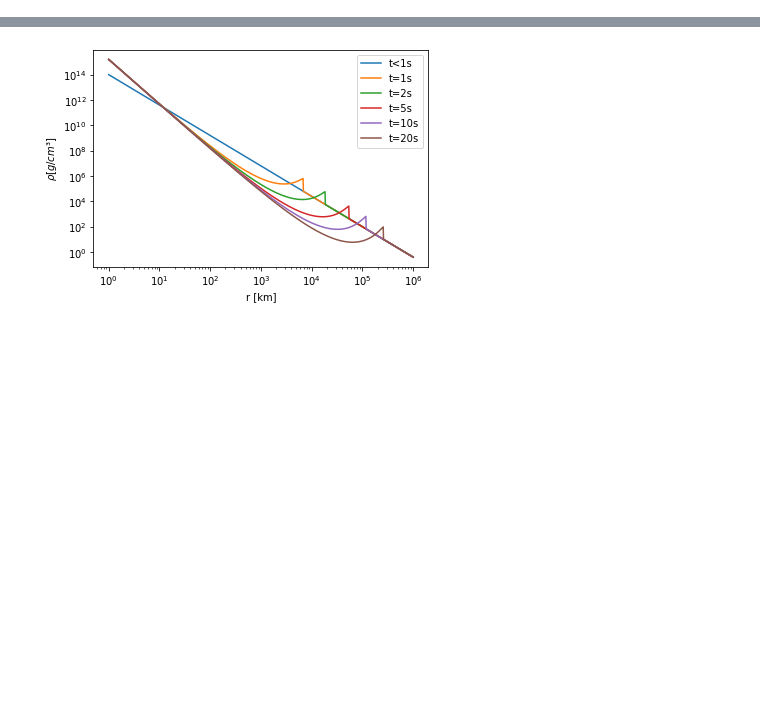
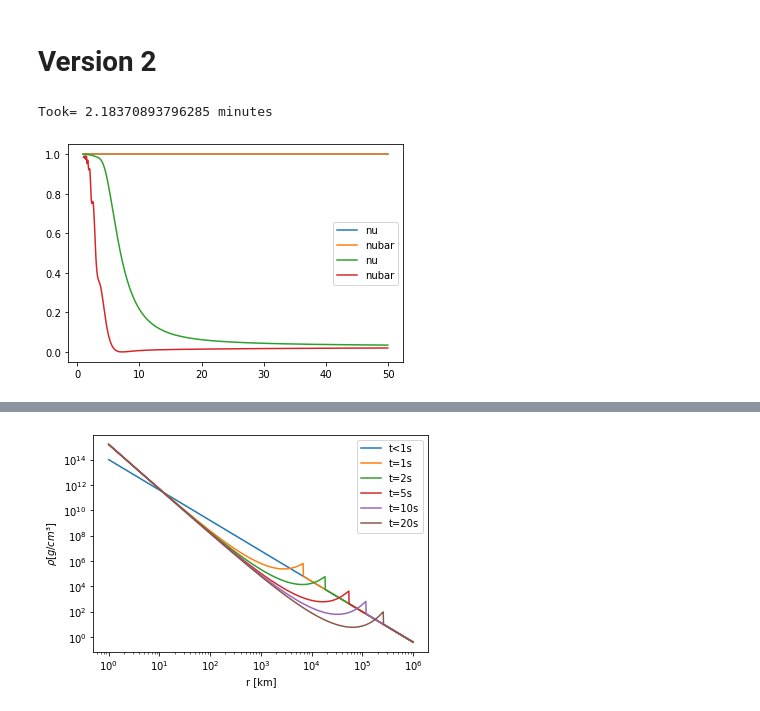
Before and after one commit to pedrodedin/Neutrino-Collective-Effects, a Jupyter notebook: Test.ipynb, the cells around one changed output, grey strips where cells are left out. Saved outputs shown, nothing was run; the diff lists cells and outputs as text; code cells hidden in the pictures; blank space fills up the shorter version.

```diff
--- a/Test.ipynb
+++ b/Test.ipynb
@@ -7,0 +19,2 @@ import time
+# %% [markdown]
+# Version 2
@@ -7,0 +23,49 @@ import time
+# %%
+params=-1*np.array(omega),mu_0,n_f,n_dim,n_E
+start_time = time.time()
+psoln,infodict= odeint(func_Collective_nu_v2, y0, t_vec, args=(params,),full_output = 1)
+print("Took= %s minutes" % ((time.time() - start_time)/60))
+# %% [output]
+Took= 2.18370893796285 minutes
+# %%
+def read_output_v2(psoln,params):
+  n_f,n_dim,n_E= params
+  num_diff_nu_compnents=2*n_dim
+
+  nu,nubar=[],[]
+  Pee_nu,Pee_nubar=[],[]
+
+  for l in range(n_dim):
+    nu.append([])
+    nubar.append([])
+    for j in range(len(psoln)):
+        nu[l].append([])
+        nubar[l].append([])
+        for i in range(n_E):
+          nu[l][j].append(psoln[j][(i*num_diff_nu_compnents)+(l)])
+          nubar[l][j].append(psoln[j][(i*num_diff_nu_compnents)+(l+n_dim)])
+
+
+  for j in range(len(psoln)):
+        Pee_nu.append([])
+        Pee_nubar.append([])
+        for i in range(n_E):
+          #nu
+          Pee_aux=(1/2)*(1+ nu[2][j][i]/nu[2][0][i])
+          Pee_nu[j].append(Pee_aux)
+          #nubar
+          Pee_aux=(1/2)*(1+ nubar[2][j][i]/nubar[2][0][i])
+          Pee_nubar[j].append(Pee_aux)
+
+  return nu,nubar,Pee_nu,Pee_nubar #[Pauli Matrix][time][energy]
+# %%
+nu,nubar,Pee_nu,Pee_nubar = read_output_v2(psoln,(n_f,n_dim,n_E))
+# %%
+plt.plot(E_vec,Pee_nu[0],label="nu")
+plt.plot(E_vec,Pee_nubar[0],label="nubar")
+plt.plot(E_vec,Pee_nu[-1],label="nu")
+plt.plot(E_vec,Pee_nubar[-1],label="nubar")
+plt.legend()
+plt.show()
+# %% [output]
+[figure, added]
```
Also changed, not shown: parts of 19 cells of this notebook, 15 other files.
